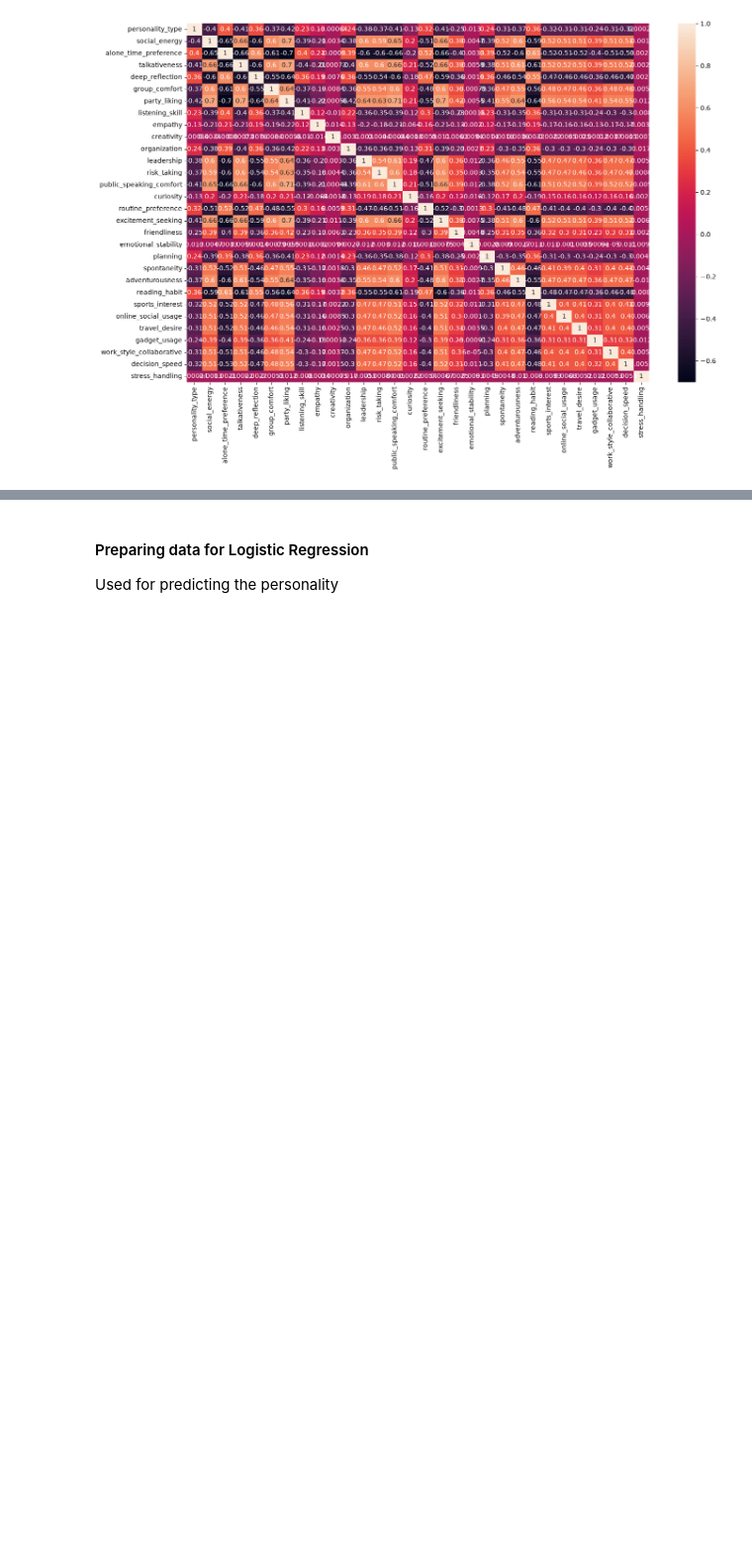
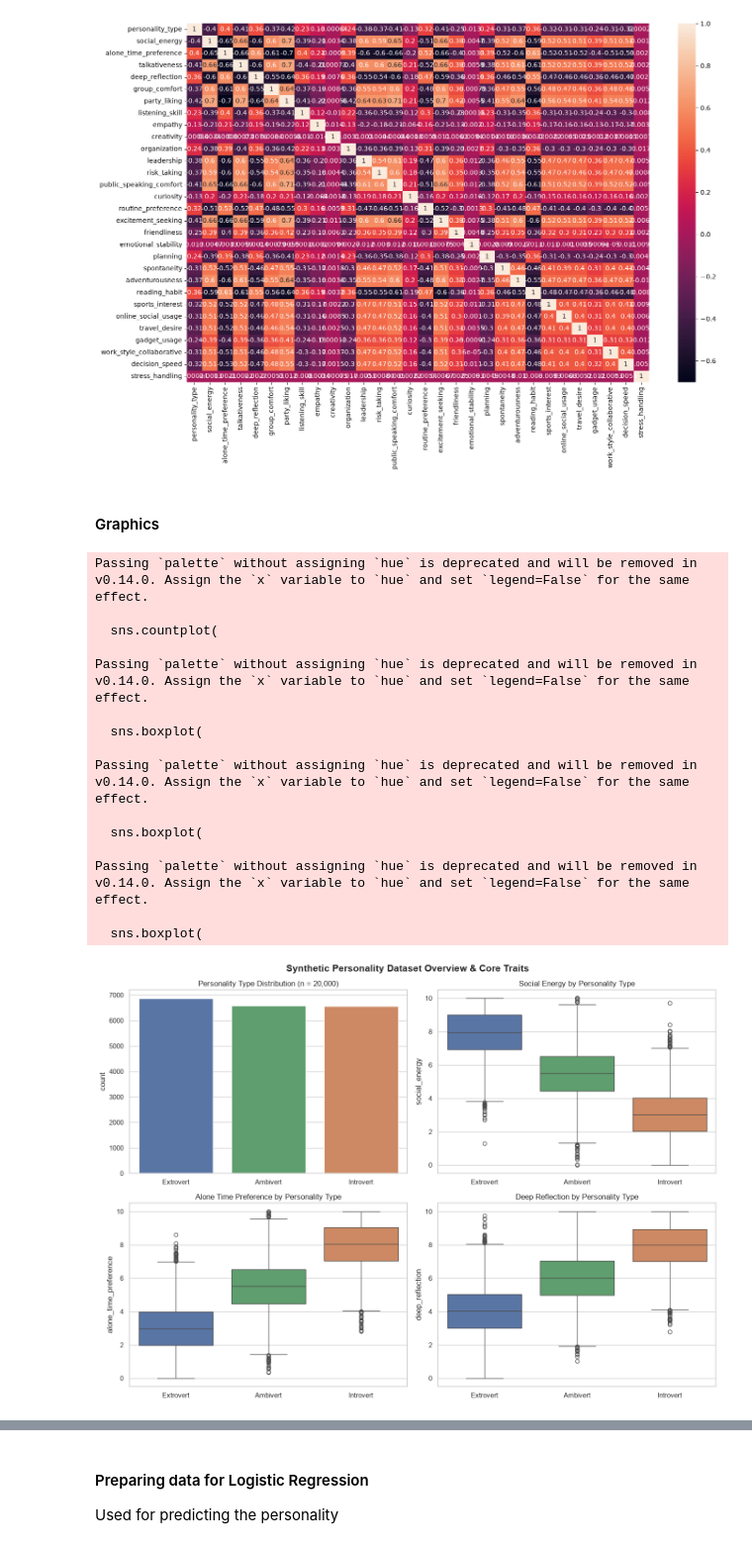
Before and after one commit to miguelestradam3/logistic_regression_with_smote, a Jupyter notebook: main.ipynb, the cells around one changed output, grey strips where cells are left out. Shown at 99% size. Drawn from its saved outputs; the diff is of its cells as text; code cells hidden in the pictures; blank space fills up the shorter version.

```diff
--- a/main.ipynb
+++ b/main.ipynb
@@ -102,3 +102,5 @@ sns.heatmap(data_personality.corr(), annot=True)
 # %% [output]
 <Axes: >
 [figure]
+# %% [markdown]
+#### Graphics
@@ -104,0 +118,67 @@ sns.heatmap(data_personality.corr(), annot=True)
+# %%
+# 2. Overview: class counts + core trait boxplots
+fig, axes = plt.subplots(2, 2, figsize=(14, 10))
+fig.suptitle(
+    "Synthetic Personality Dataset Overview & Core Traits",
+    fontsize=15,
+    fontweight="bold",
+)
+
+sns.countplot(
+    data=df, x="personality_type", order=order_pt, palette=palette_pt, ax=axes[0, 0]
+)
+axes[0, 0].set_title("Personality Type Distribution (n = 20,000)")
+axes[0, 0].set_xlabel("")
+
+sns.boxplot(
+    data=df,
+    x="personality_type",
+    y="social_energy",
+    order=order_pt,
+    palette=palette_pt,
+    ax=axes[0, 1],
+)
+axes[0, 1].set_title("Social Energy by Personality Type")
+axes[0, 1].set_xlabel("")
+
+sns.boxplot(
+    data=df,
+    x="personality_type",
+    y="alone_time_preference",
+    order=order_pt,
+    palette=palette_pt,
+    ax=axes[1, 0],
+)
+axes[1, 0].set_title("Alone Time Preference by Personality Type")
+axes[1, 0].set_xlabel("")
+
+sns.boxplot(
+    data=df,
+    x="personality_type",
+    y="deep_reflection",
+    order=order_pt,
+    palette=palette_pt,
+    ax=axes[1, 1],
+)
+axes[1, 1].set_title("Deep Reflection by Personality Type")
+axes[1, 1].set_xlabel("")
+
+plt.tight_layout()
+plt.show()
+# %% [output]
+Passing `palette` without assigning `hue` is deprecated and will be removed in v0.14.0. Assign the `x` variable to `hue` and set `legend=False` for the same effect.
+
+  sns.countplot(
+
+Passing `palette` without assigning `hue` is deprecated and will be removed in v0.14.0. Assign the `x` variable to `hue` and set `legend=False` for the same effect.
+
+  sns.boxplot(
+
+Passing `palette` without assigning `hue` is deprecated and will be removed in v0.14.0. Assign the `x` variable to `hue` and set `legend=False` for the same effect.
+
+  sns.boxplot(
+
+Passing `palette` without assigning `hue` is deprecated and will be removed in v0.14.0. Assign the `x` variable to `hue` and set `legend=False` for the same effect.
+
+  sns.boxplot(
+[figure, added]
```
Also changed, not shown: parts of 10 cells of this notebook.
